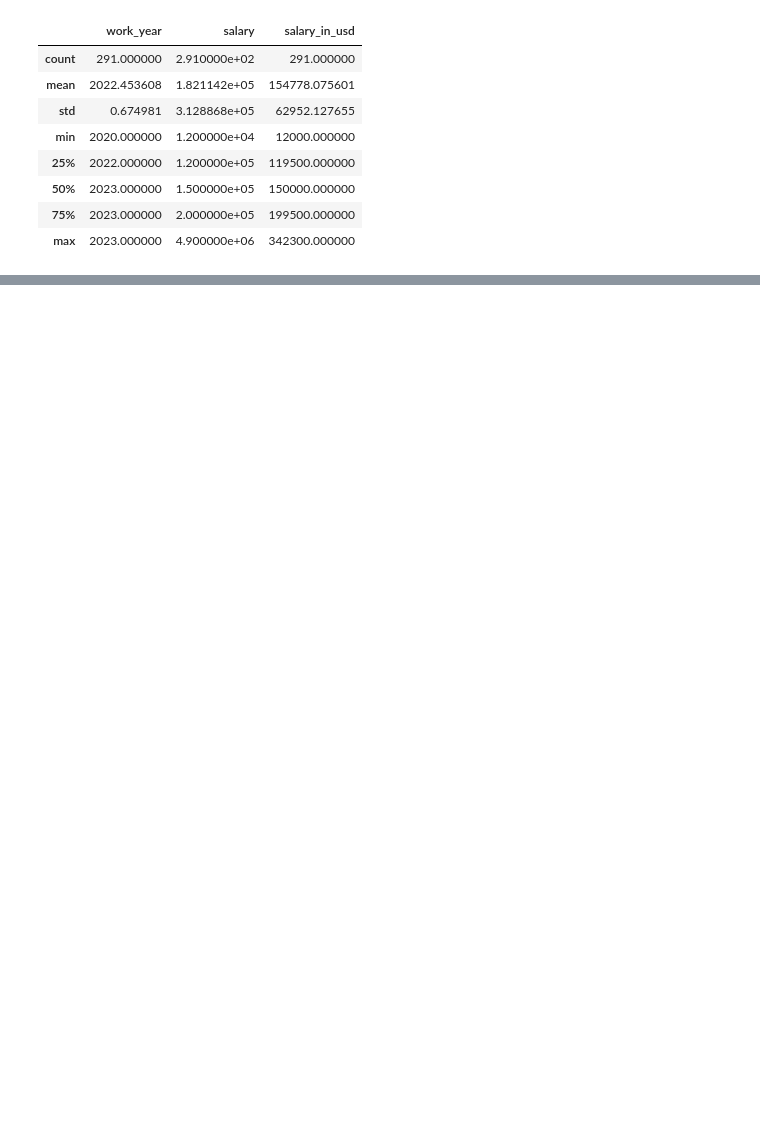
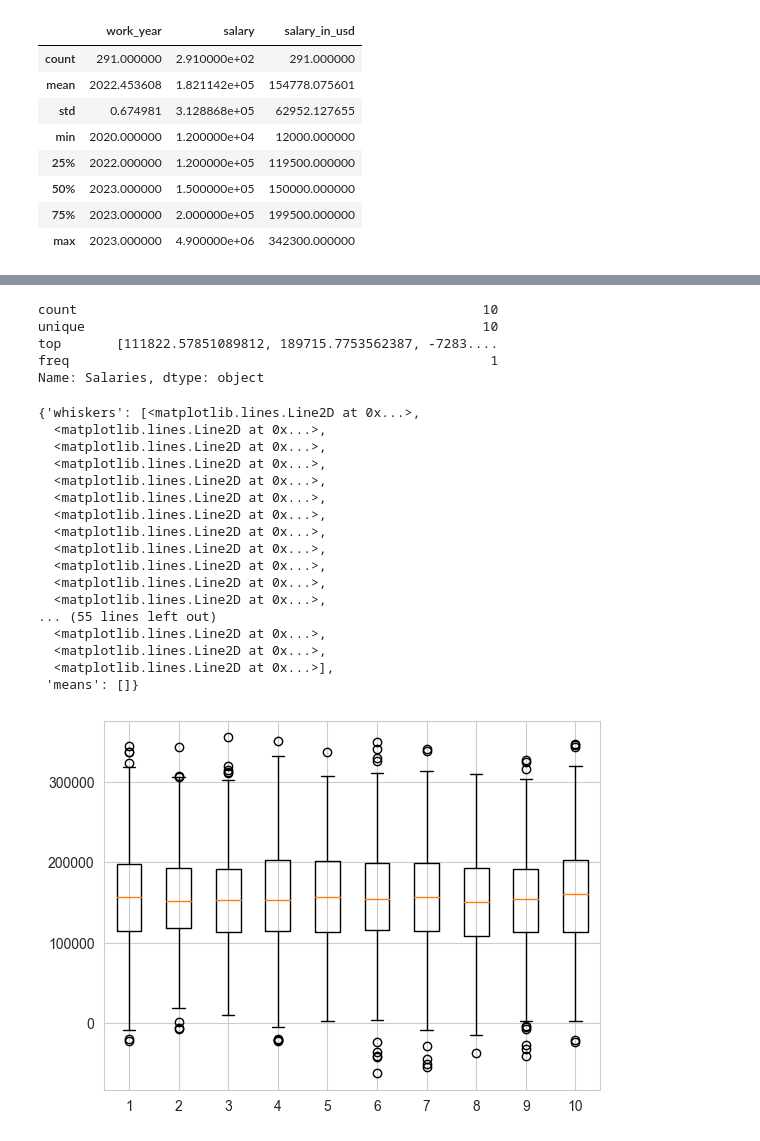
Before and after one commit to yvoievid/intro-to-data-science, a Jupyter notebook: Monte_Carlo_Simulation.ipynb, the cells around one changed output, grey strips where cells are left out. Saved outputs shown, nothing was run; the diff lists cells and outputs as text; code cells hidden in the pictures; blank space fills up the shorter version.

Commit message:
Just boxplot added

```diff
--- a/Monte_Carlo_Simulation.ipynb
+++ b/Monte_Carlo_Simulation.ipynb
@@ -150,0 +160,29 @@ for i in range(num_simulations):
+# %%
+result_df['Salaries'].describe()
+# %% [output]
+count                                                    10
+unique                                                   10
+top       [111822.57851089812, 189715.7753562387, -7283....
+freq                                                      1
+Name: Salaries, dtype: object
+# %%
+plt.boxplot(result_df['Salaries'] )
+# %% [output]
+{'whiskers': [<matplotlib.lines.Line2D at 0x...>,
+  <matplotlib.lines.Line2D at 0x...>,
+  <matplotlib.lines.Line2D at 0x...>,
+  <matplotlib.lines.Line2D at 0x...>,
+  <matplotlib.lines.Line2D at 0x...>,
+  <matplotlib.lines.Line2D at 0x...>,
+  <matplotlib.lines.Line2D at 0x...>,
+  <matplotlib.lines.Line2D at 0x...>,
+  <matplotlib.lines.Line2D at 0x...>,
+  <matplotlib.lines.Line2D at 0x...>,
+  <matplotlib.lines.Line2D at 0x...>,
+  <matplotlib.lines.Line2D at 0x...>,
+... (55 lines left out)
+  <matplotlib.lines.Line2D at 0x...>,
+  <matplotlib.lines.Line2D at 0x...>,
+  <matplotlib.lines.Line2D at 0x...>],
+ 'means': []}
+[figure, added]
```
Also changed, not shown: parts of 6 cells of this notebook.
